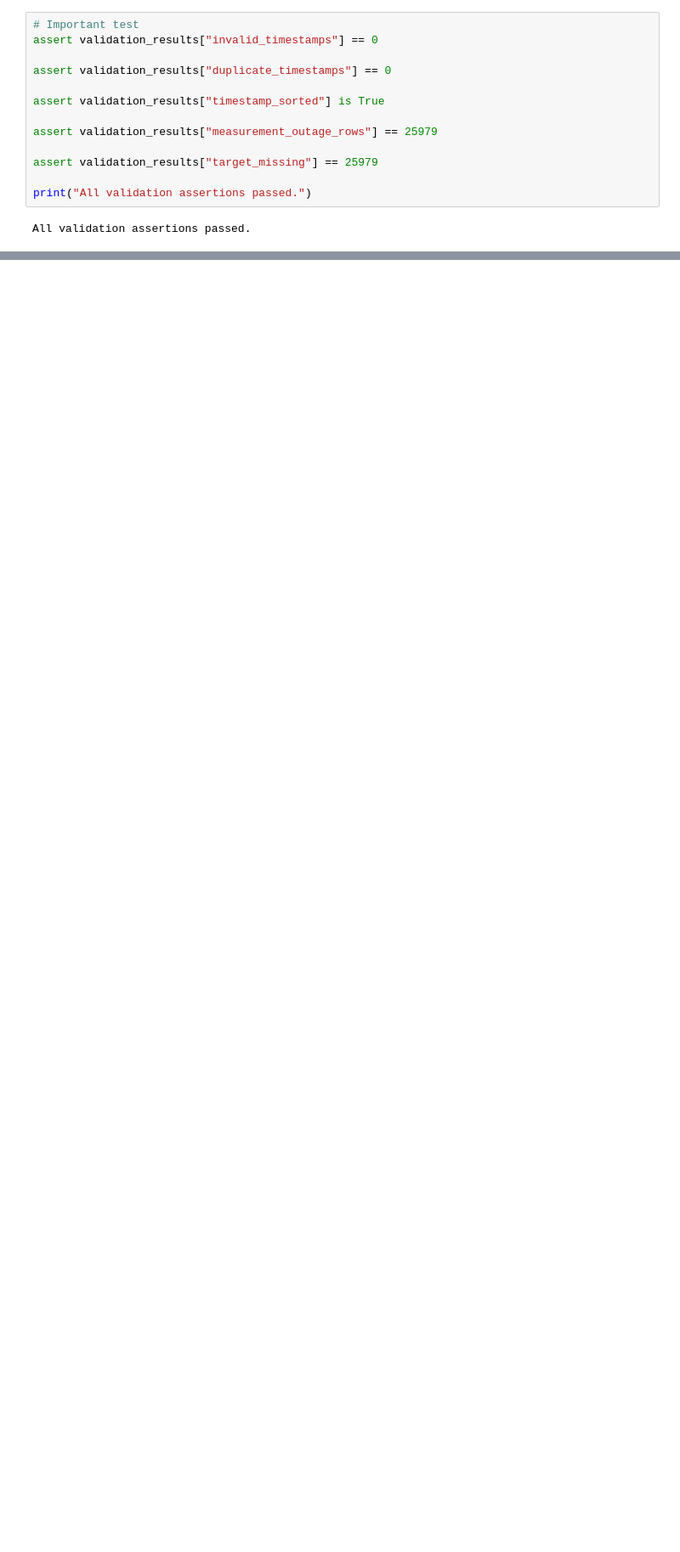
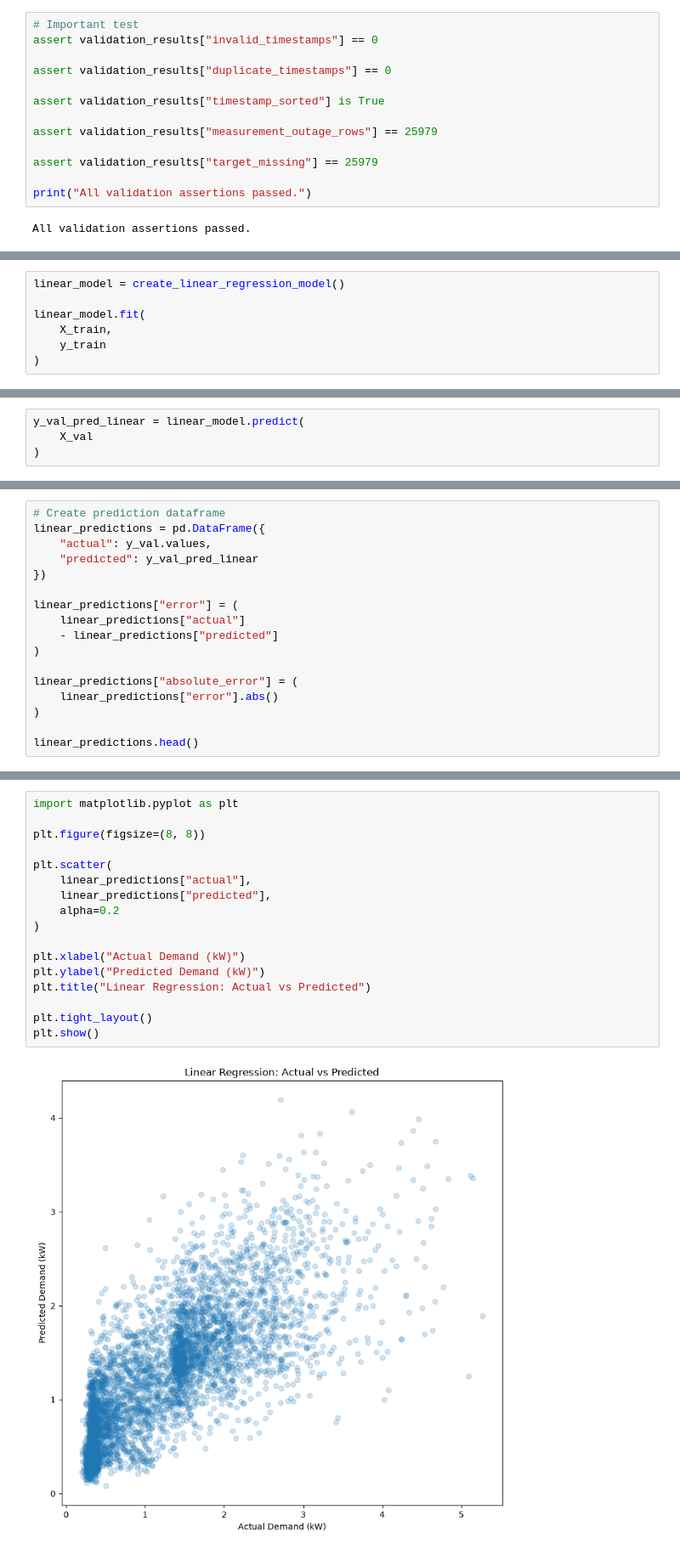
Before and after one commit to Dumi96/ML-Based-Electricity-Demand-Forecasting-Consumption-Anomaly-Detection-for-Smart-Homes, a Jupyter notebook: notebooks/01_data_ingestion_and_quality.ipynb, the cells around one changed output, grey strips where cells are left out. Shown at 85% size. Drawn from its saved outputs; the diff is of its cells as text; blank space fills up the shorter version.

```diff
--- a/notebooks/01_data_ingestion_and_quality.ipynb
+++ b/notebooks/01_data_ingestion_and_quality.ipynb
@@ -1520,0 +2786,7 @@ All validation assertions passed.
+# %%
+linear_model = create_linear_regression_model()
+
+linear_model.fit(
+    X_train,
+    y_train
+)
@@ -1520,0 +2795,4 @@ All validation assertions passed.
+# %%
+y_val_pred_linear = linear_model.predict(
+    X_val
+)
@@ -1520,0 +2828,17 @@ All validation assertions passed.
+# %%
+# Create prediction dataframe
+linear_predictions = pd.DataFrame({
+    "actual": y_val.values,
+    "predicted": y_val_pred_linear
+})
+
+linear_predictions["error"] = (
+    linear_predictions["actual"]
+    - linear_predictions["predicted"]
+)
+
+linear_predictions["absolute_error"] = (
+    linear_predictions["error"].abs()
+)
+
+linear_predictions.head()
@@ -1520,0 +2869,19 @@ All validation assertions passed.
+# %%
+import matplotlib.pyplot as plt
+
+plt.figure(figsize=(8, 8))
+
+plt.scatter(
+    linear_predictions["actual"],
+    linear_predictions["predicted"],
+    alpha=0.2
+)
+
+plt.xlabel("Actual Demand (kW)")
+plt.ylabel("Predicted Demand (kW)")
+plt.title("Linear Regression: Actual vs Predicted")
+
+plt.tight_layout()
+plt.show()
+# %% [output]
+[figure, added]
```
Also changed, not shown: parts of 108 cells of this notebook, 3 other files.
